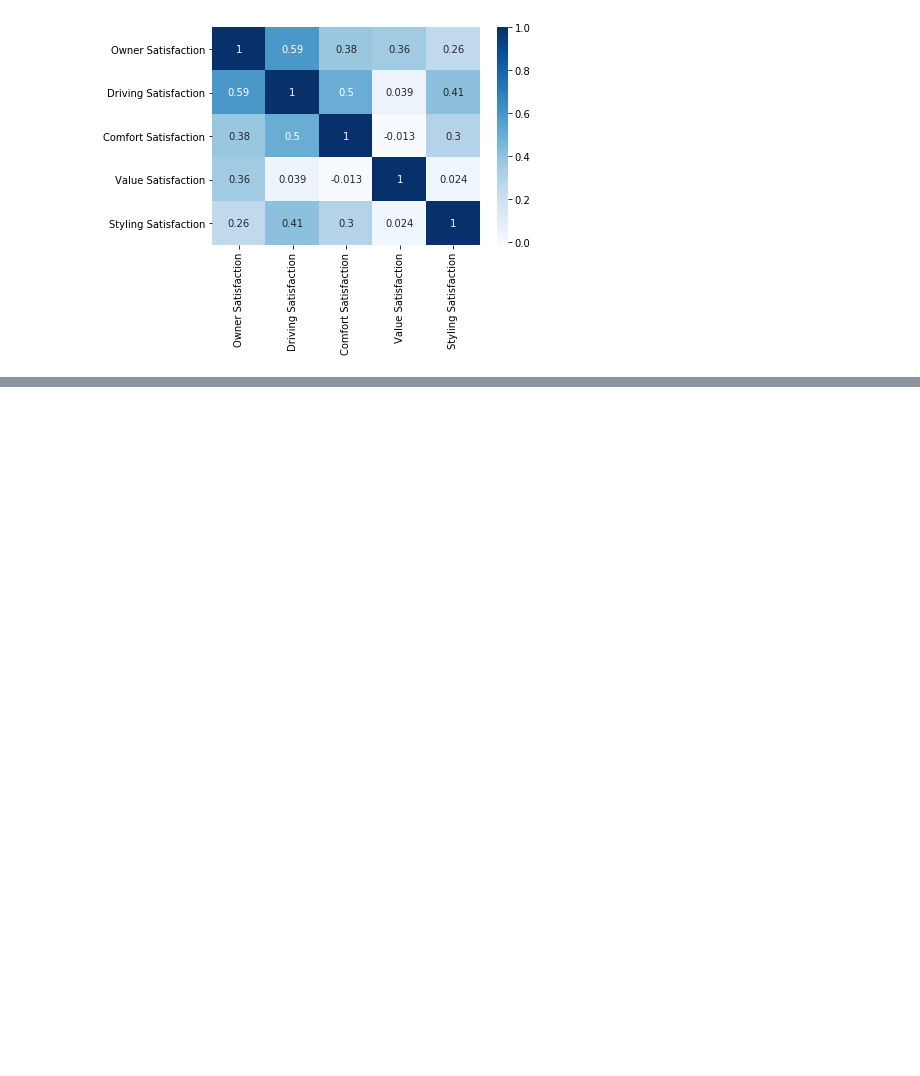
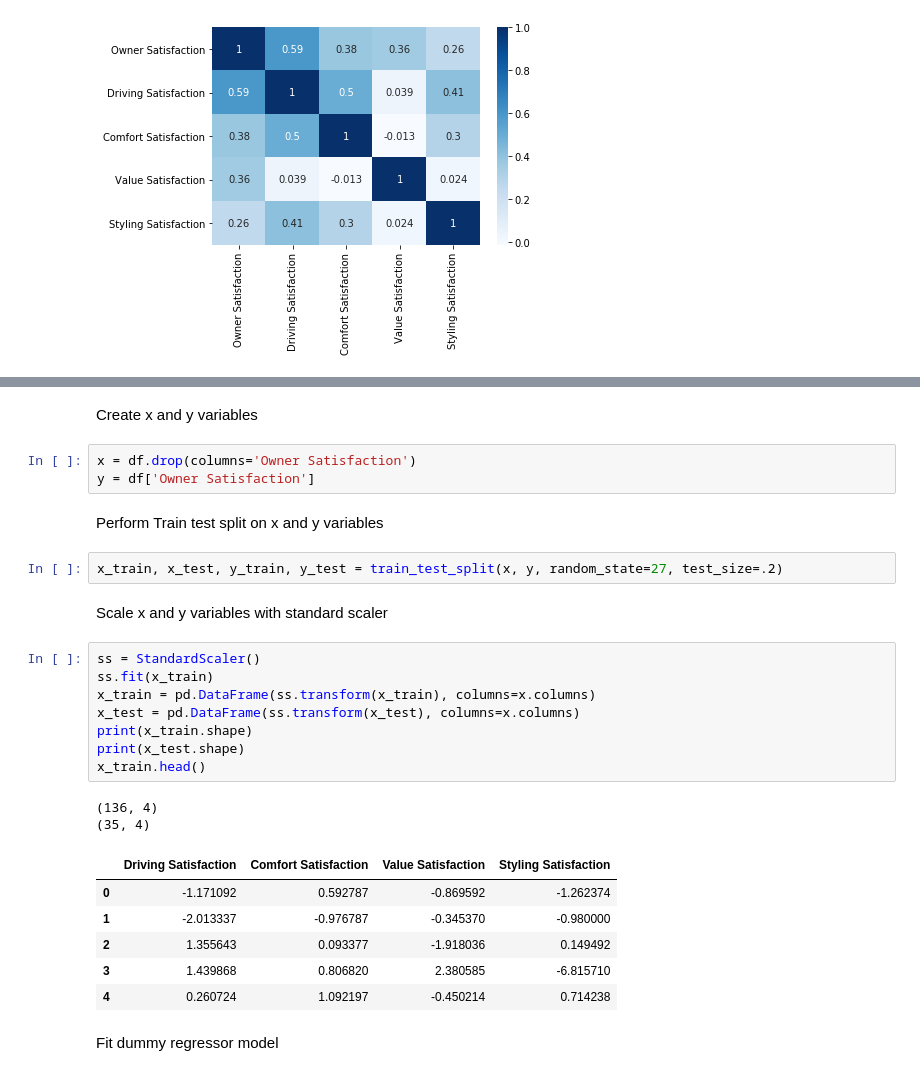
Before and after one commit to blantj/auto_satisfaction_regression, a Jupyter notebook: modeling.ipynb, the cells around one changed output, grey strips where cells are left out. Cells and saved outputs as stored; diff of their text form; blank space fills up the shorter version.

```diff
--- a/modeling.ipynb
+++ b/modeling.ipynb
@@ -141,0 +167,30 @@ Model Data
+# %% [markdown]
+Create x and y variables
+# %%
+x = df.drop(columns='Owner Satisfaction')
+y = df['Owner Satisfaction']
+# %% [markdown]
+Perform Train test split on x and y variables
+# %%
+x_train, x_test, y_train, y_test = train_test_split(x, y, random_state=27, test_size=.2)
+# %% [markdown]
+Scale x and y variables with standard scaler
+# %%
+ss = StandardScaler()
+ss.fit(x_train)
+x_train = pd.DataFrame(ss.transform(x_train), columns=x.columns)
+x_test = pd.DataFrame(ss.transform(x_test), columns=x.columns)
+print(x_train.shape)
+print(x_test.shape)
+x_train.head()
+# %% [output]
+(136, 4)
+(35, 4)
+|  | Driving Satisfaction | Comfort Satisfaction | Value Satisfaction | Styling Satisfaction |
+| 0 | -1.171092 | 0.592787 | -0.869592 | -1.262374 |
+| 1 | -2.013337 | -0.976787 | -0.345370 | -0.980000 |
+| 2 | 1.355643 | 0.093377 | -1.918036 | 0.149492 |
+| 3 | 1.439868 | 0.806820 | 2.380585 | -6.815710 |
+| 4 | 0.260724 | 1.092197 | -0.450214 | 0.714238 |
+# %% [markdown]
+Fit dummy regressor model
```
Also changed, not shown: parts of 44 cells of this notebook.
